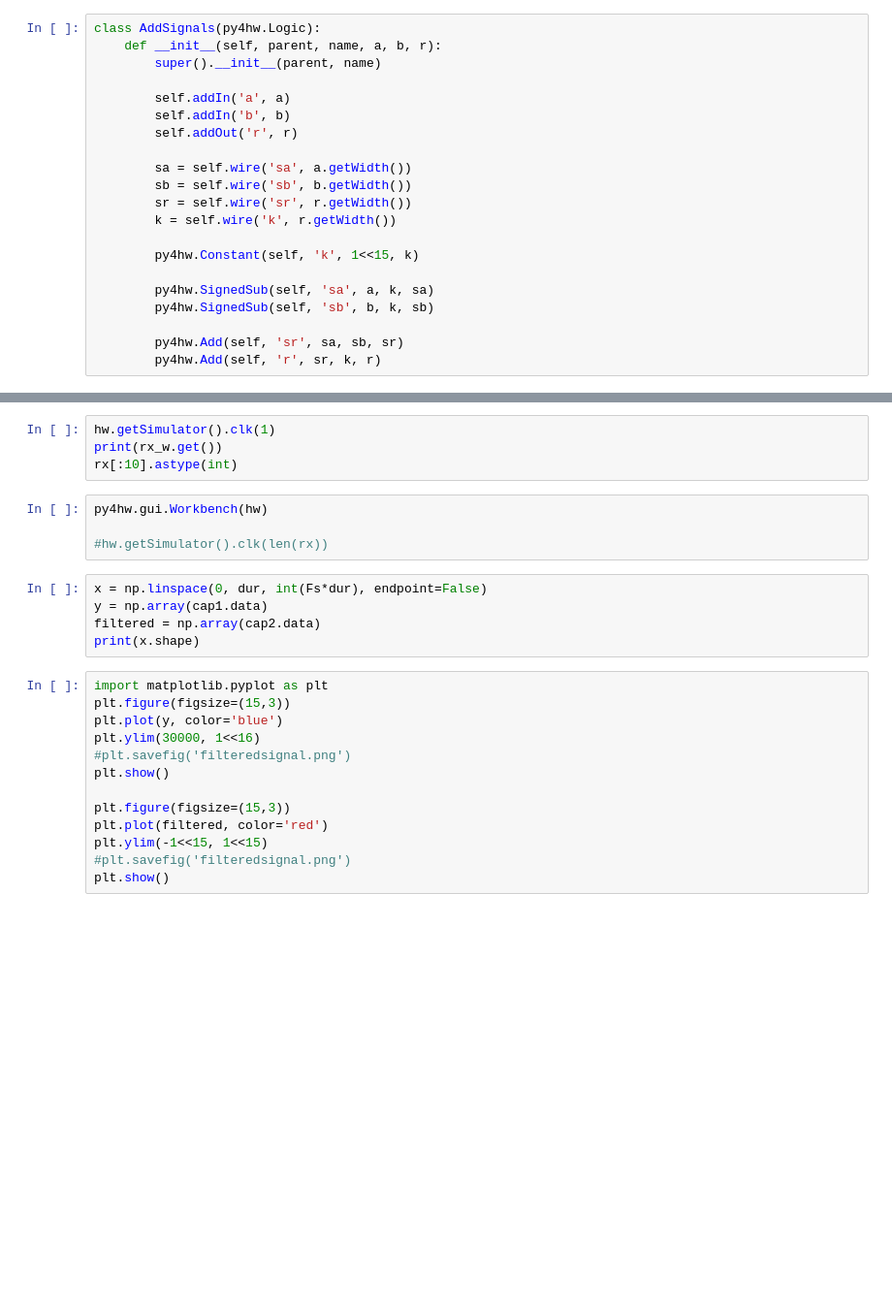
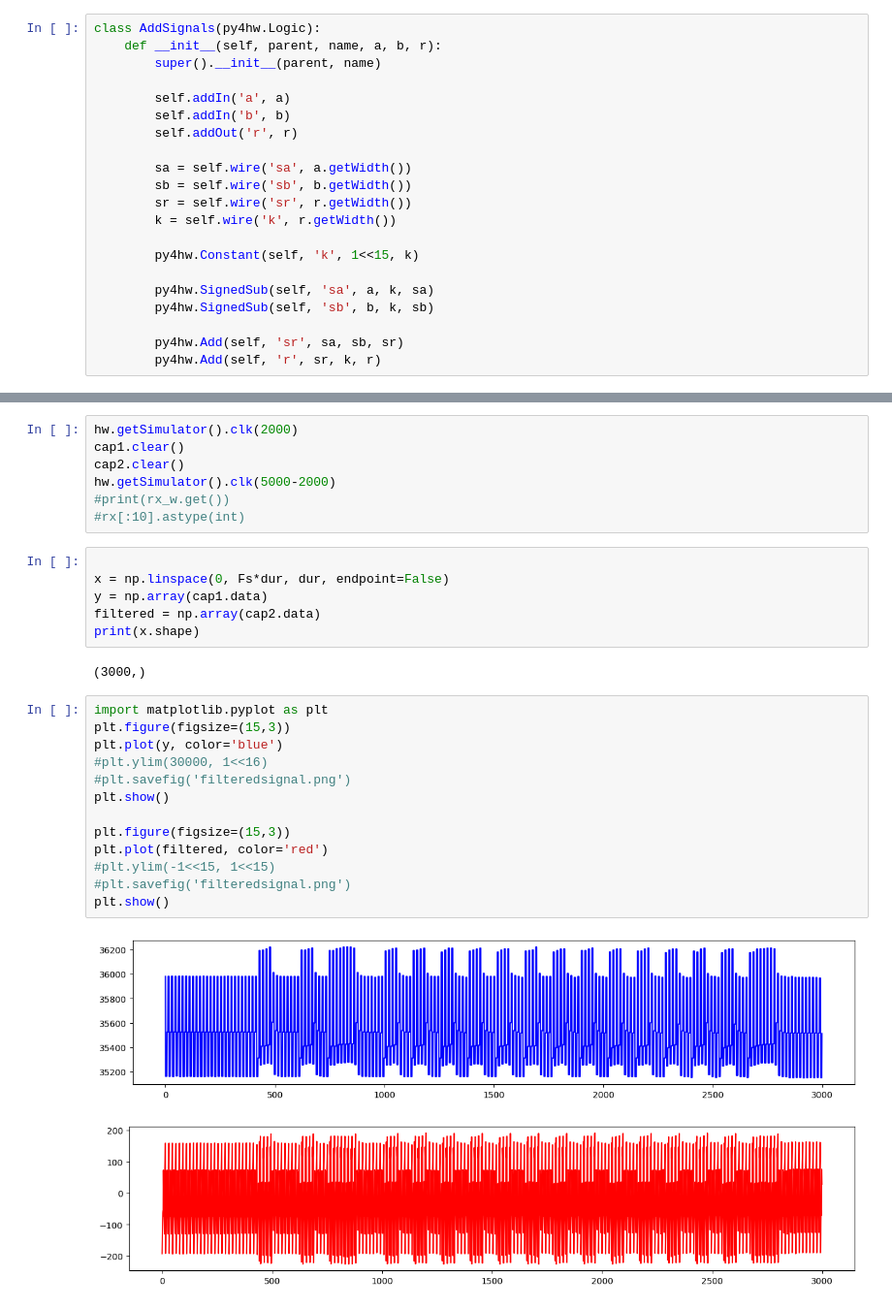
Before and after one commit to davidcastells/FPGA_NFC_transceiver, a Jupyter notebook: analysis/py4hw_response.ipynb, the cells around one changed output, grey strips where cells are left out. Shown at 97% size. Saved outputs shown, nothing was run; the diff lists cells and outputs as text; blank space fills up the shorter version.

```diff
--- a/analysis/py4hw_response.ipynb
+++ b/analysis/py4hw_response.ipynb
@@ -205,26 +214,31 @@ sch.drawAll()
 # %%
-hw.getSimulator().clk(1)
-print(rx_w.get())
-rx[:10].astype(int)
+hw.getSimulator().clk(2000)
+cap1.clear()
+cap2.clear()
+hw.getSimulator().clk(5000-2000)
+#print(rx_w.get())
+#rx[:10].astype(int)
-# %%
-py4hw.gui.Workbench(hw)
-
-#hw.getSimulator().clk(len(rx))
 # %%
-x = np.linspace(0, dur, int(Fs*dur), endpoint=False)
+
+x = np.linspace(0, Fs*dur, dur, endpoint=False)
 y = np.array(cap1.data)
 filtered = np.array(cap2.data)
 print(x.shape)
+# %% [output]
+(3000,)
 # %%
 import matplotlib.pyplot as plt
 plt.figure(figsize=(15,3))
 plt.plot(y, color='blue')
-plt.ylim(30000, 1<<16)
+#plt.ylim(30000, 1<<16)
 #plt.savefig('filteredsignal.png')
 plt.show()
 
 plt.figure(figsize=(15,3))
 plt.plot(filtered, color='red')
-plt.ylim(-1<<15, 1<<15)
+#plt.ylim(-1<<15, 1<<15)
 #plt.savefig('filteredsignal.png')
 plt.show()
+# %% [output]
+[figure, added]
+[figure, added]
```
Also changed, not shown: parts of 4 cells of this notebook.
